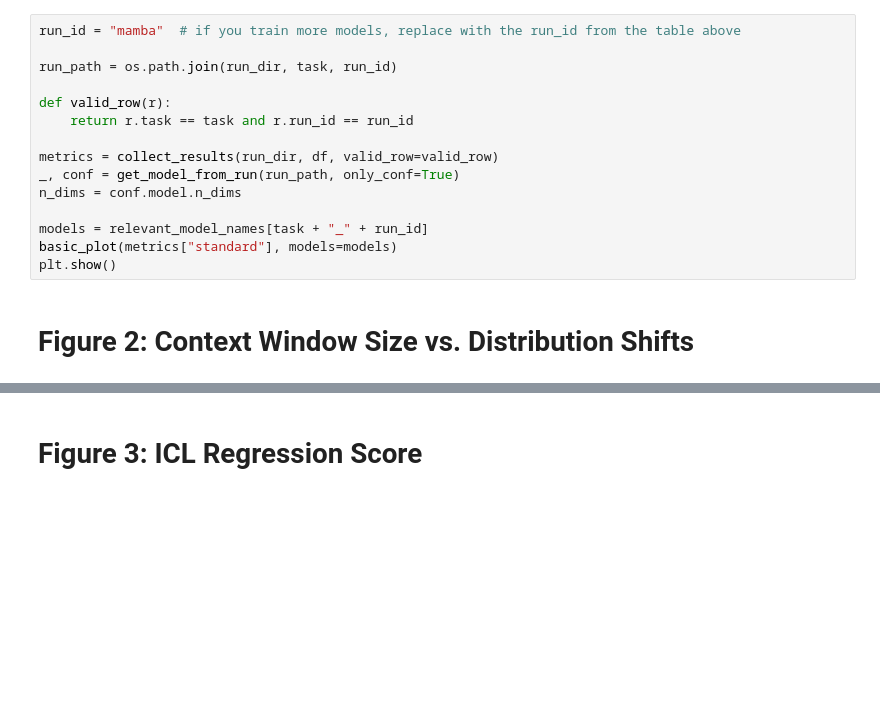
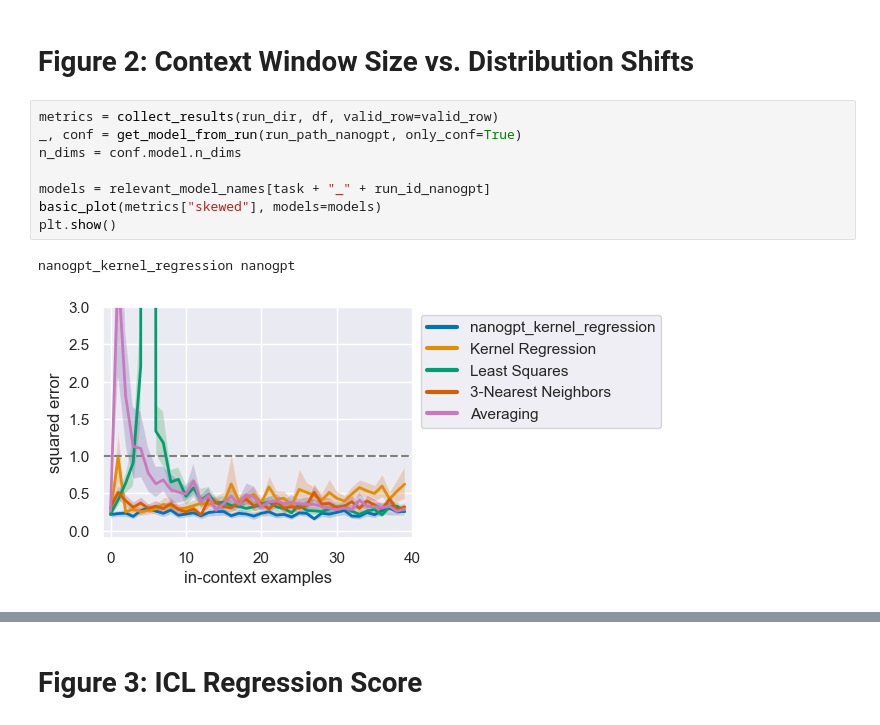
Before and after one commit to joyjwlee/cs182_final_proj, a Jupyter notebook: src/eval.ipynb, the cells around one changed output, grey strips where cells are left out. Drawn from its saved outputs; the diff is of its cells as text; blank space fills up the shorter version.

```diff
--- a/src/eval.ipynb
+++ b/src/eval.ipynb
@@ -67,17 +70,13 @@ plt.show()
-# %%
-run_id = "mamba"  # if you train more models, replace with the run_id from the table above
-
-run_path = os.path.join(run_dir, task, run_id)
-
-def valid_row(r):
-    return r.task == task and r.run_id == run_id
-
-metrics = collect_results(run_dir, df, valid_row=valid_row)
-_, conf = get_model_from_run(run_path, only_conf=True)
-n_dims = conf.model.n_dims
-
-models = relevant_model_names[task + "_" + run_id]
-basic_plot(metrics["standard"], models=models)
-plt.show()
 # %% [markdown]
 # Figure 2: Context Window Size vs. Distribution Shifts
+# %%
+metrics = collect_results(run_dir, df, valid_row=valid_row)
+_, conf = get_model_from_run(run_path_nanogpt, only_conf=True)
+n_dims = conf.model.n_dims
+
+models = relevant_model_names[task + "_" + run_id_nanogpt]
+basic_plot(metrics["skewed"], models=models)
+plt.show()
+# %% [output]
+nanogpt_kernel_regression nanogpt
+[figure, added]
```
Also changed, not shown: parts of 4 cells of this notebook, 2 other files.
